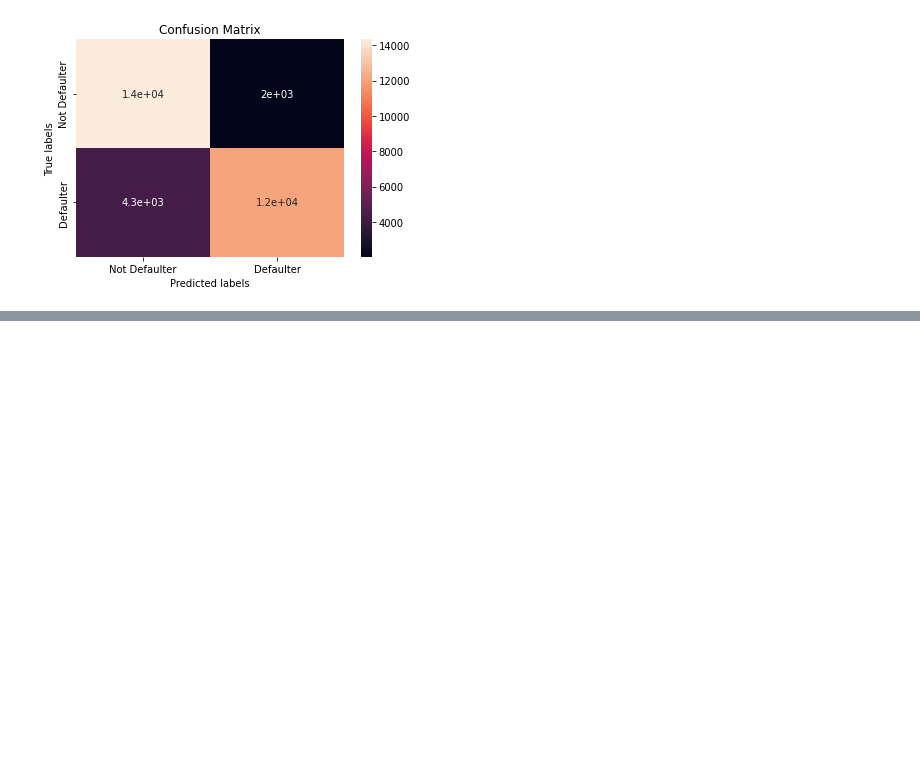
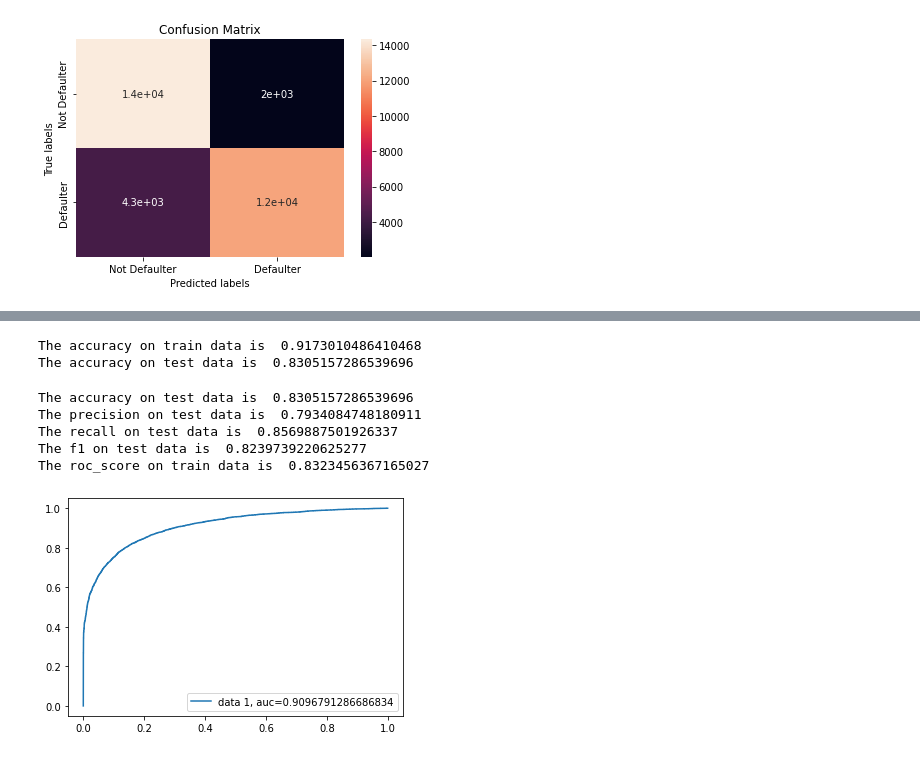
Before and after one commit to Shubham-naik-ai/Credit-Card-Default-Prediction, a Jupyter notebook: Copy_of_Credit_Card_Default_Prediction_Capstone_Project.ipynb, the cells around one changed output, grey strips where cells are left out. Saved outputs shown, nothing was run; the diff lists cells and outputs as text; code cells hidden in the pictures; blank space fills up the shorter version.

```diff
--- a/Copy_of_Credit_Card_Default_Prediction_Capstone_Project.ipynb
+++ b/Copy_of_Credit_Card_Default_Prediction_Capstone_Project.ipynb
@@ -838,0 +1139,12 @@ ax.yaxis.set_ticklabels(labels)
+# %%
+X_train, X_test, y_train, y_test = train_test_split(X, y, test_size=0.30, random_state=42, stratify = y)
+# %%
+param_test1 = {
+ 'max_depth':range(3,10,2),
+ 'min_child_weight':range(1,6,2)
+}
+gsearch1 = GridSearchCV(estimator = XGBClassifier( learning_rate =0.1, n_estimators=140, max_depth=5,
+ min_child_weight=1, gamma=0, subsample=0.8, colsample_bytree=0.8,
+ objective= 'binary:logistic', nthread=4, scale_pos_weight=1, seed=27),
+ param_grid = param_test1, scoring='accuracy',n_jobs=-1, cv=3, verbose = 2)
+gsearch1.fit(X_train, y_train)
@@ -838,0 +1165,2 @@ ax.yaxis.set_ticklabels(labels)
+# %%
+optimal_xgb = gsearch1.best_estimator_
@@ -838,0 +1171,39 @@ ax.yaxis.set_ticklabels(labels)
+# %%
+# Get the accuracy scores
+train_accuracy_xgb_tuned = accuracy_score(train_class_preds,y_train)
+test_accuracy_xgb_tuned = accuracy_score(test_class_preds,y_test)
+
+print("The accuracy on train data is ", train_accuracy_xgb_tuned)
+print("The accuracy on test data is ", test_accuracy_xgb_tuned)
+# %% [output]
+The accuracy on train data is  0.9173010486410468
+The accuracy on test data is  0.8305157286539696
+# %%
+test_accuracy_xgb_tuned = accuracy_score(test_class_preds,y_test)
+test_precision_xgb_tuned = precision_score(test_class_preds,y_test)
+test_recall_score_xgb_tuned = recall_score(test_class_preds,y_test)
+test_f1_score_xgb_tuned = f1_score(test_class_preds,y_test)
+test_roc_score_xgb_tuned = roc_auc_score(test_class_preds,y_test)
+
+print("The accuracy on test data is ", test_accuracy_xgb_tuned)
+print("The precision on test data is ", test_precision_xgb_tuned)
+print("The recall on test data is ", test_recall_score_xgb_tuned)
+print("The f1 on test data is ", test_f1_score_xgb_tuned)
+print("The roc_score on train data is ", test_roc_score_xgb_tuned)
+# %% [output]
+The accuracy on test data is  0.8305157286539696
+The precision on test data is  0.7934084748180911
+The recall on test data is  0.8569887501926337
+The f1 on test data is  0.8239739220625277
+The roc_score on train data is  0.8323456367165027
+# %%
+y_preds_proba_xgb = optimal_xgb.predict_proba(X_test)[::,1]
+# %%
+y_pred_proba = y_preds_proba_xgb
+fpr, tpr, _ = roc_curve(y_test,  y_pred_proba)
+auc = roc_auc_score(y_test, y_pred_proba)
+plt.plot(fpr,tpr,label="data 1, auc="+str(auc))
+plt.legend(loc=4)
+plt.show()
+# %% [output]
+[figure, added]
```
Also changed, not shown: parts of 56 cells of this notebook.
